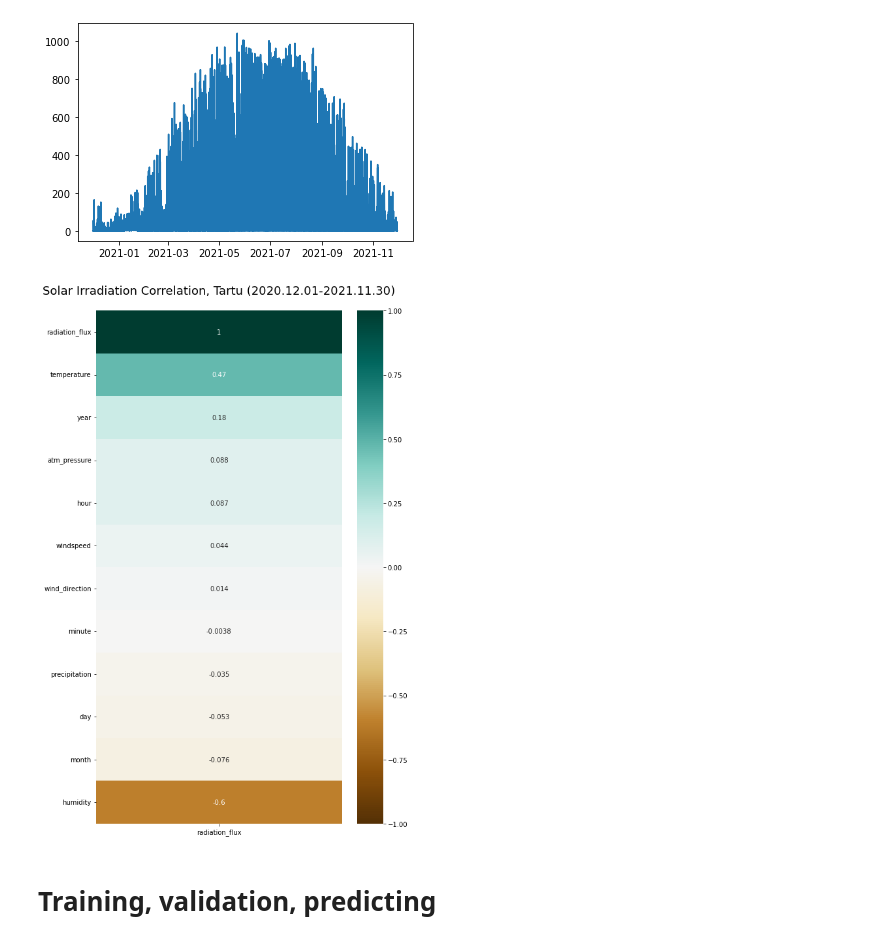
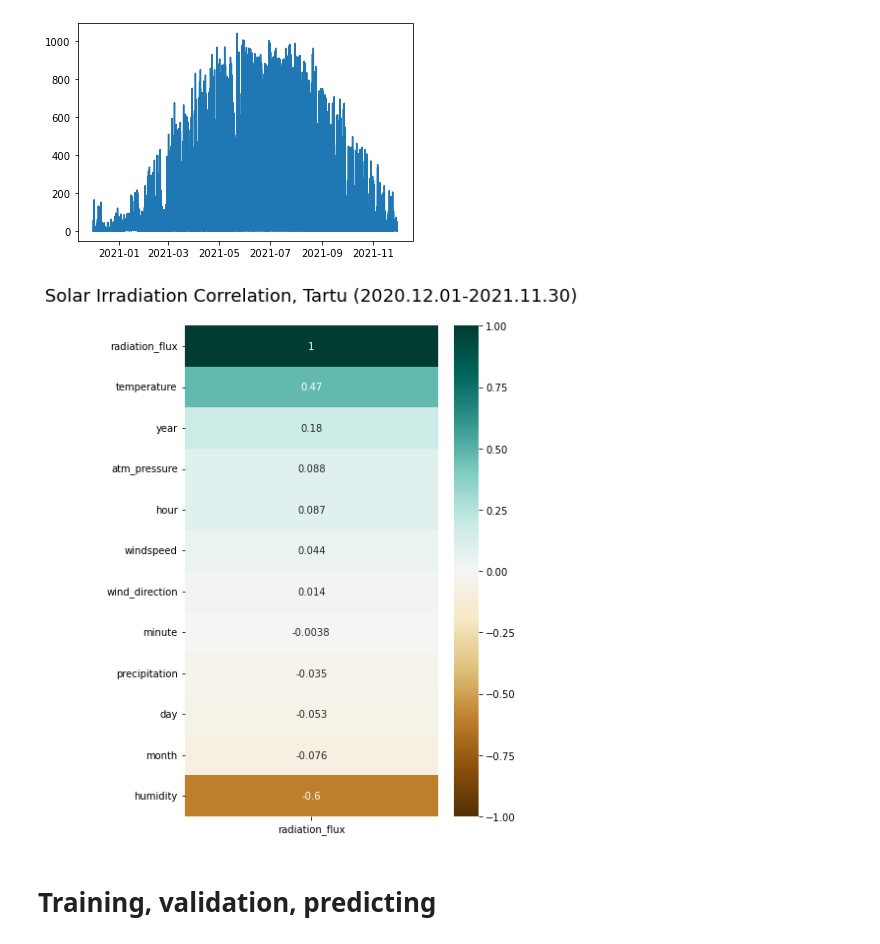
Before and after one commit to h31d1/ML_project_P09_Smart_solar_power, a Jupyter notebook: Training2.ipynb, the cells around one changed output. Drawn from its saved outputs; the diff is of its cells as text; code cells hidden in the pictures.

```diff
--- a/Training2.ipynb
+++ b/Training2.ipynb
@@ -100,13 +100,13 @@ plt.show()
 # %%
 corr_table = data.corr()[['radiation_flux']].sort_values(by='radiation_flux', ascending=False)
 
-plt.figure(figsize=(8, 12))
+plt.figure(figsize=(6, 8))
 heatmap = sns.heatmap(corr_table, vmin=-1, vmax=1, annot=True, cmap='BrBG')
 heatmap.set_title('Solar Irradiation Correlation, Tartu (2020.12.01-2021.11.30)', fontdict={'fontsize':18}, pad=25)
 plt.tight_layout()
 plt.savefig('corr.png', dpi=300)
 # %% [output]
-[figure, old version]
+[figure, new version]
 # %%
 def add_shifted_col(data,col,i):
     data[f'{col}_{i}'] = data[col].shift(-i)
```
Also changed, not shown: parts of 56 cells of this notebook, 14 other files.
